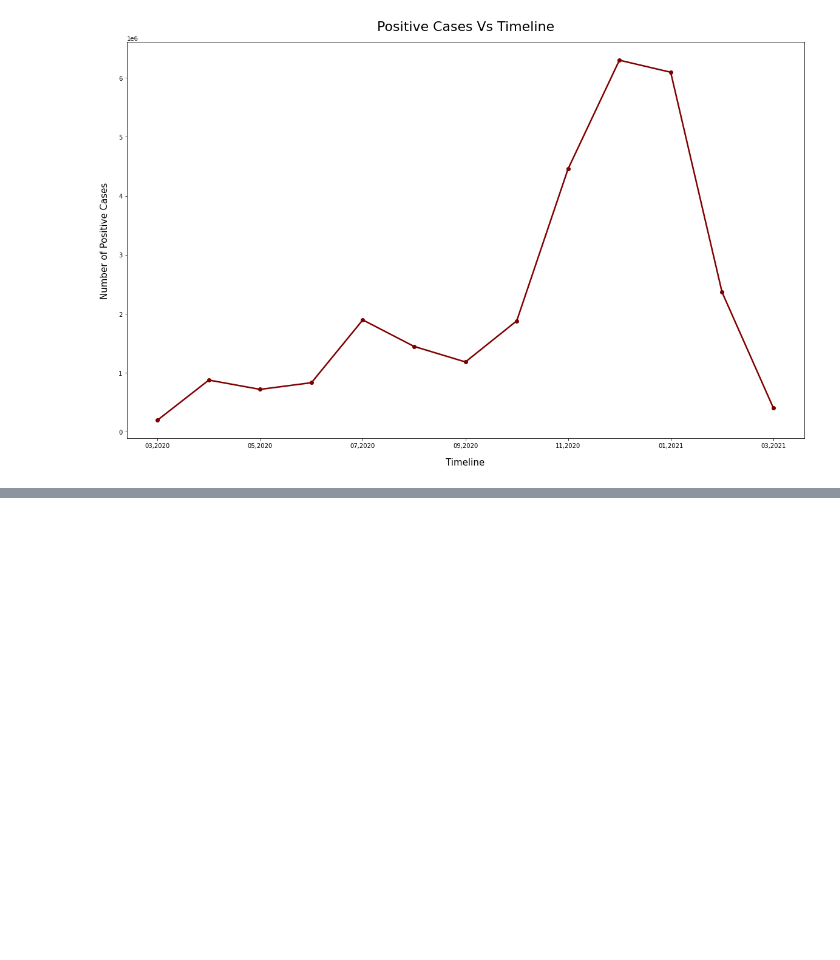
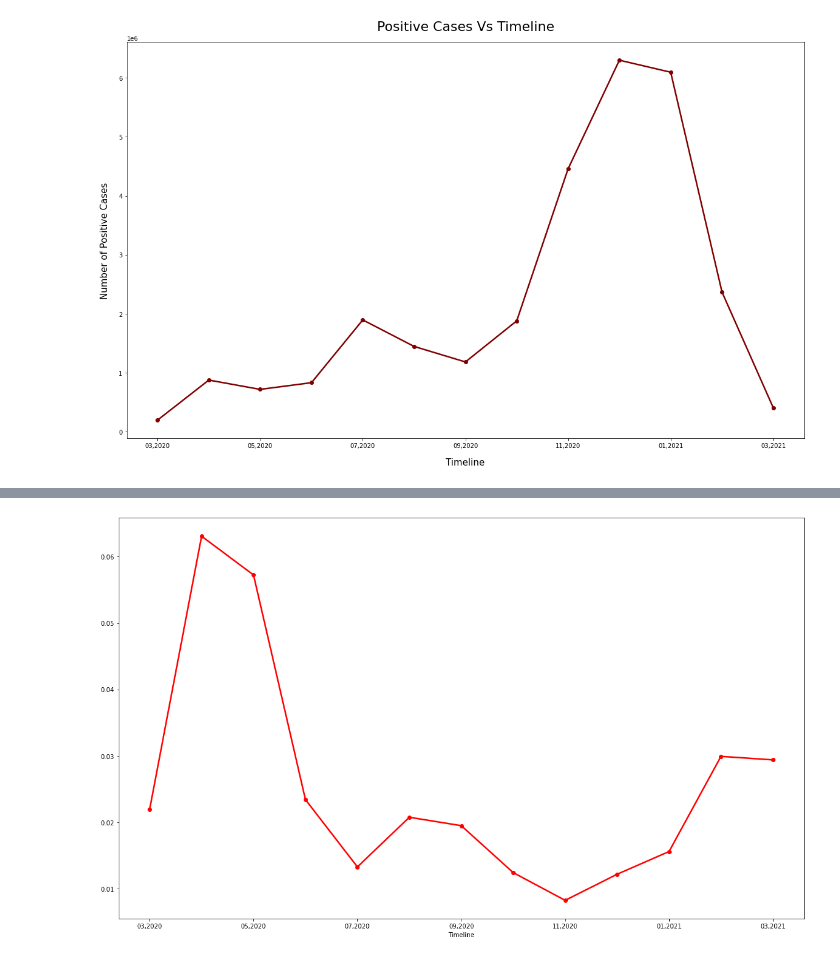
Before and after one commit to Subbagari1985/COVID-19-impact-on-Hospital-systems, a Jupyter notebook: Covid_Analysis.ipynb, the cells around one changed output, grey strips where cells are left out. Saved outputs shown, nothing was run; the diff lists cells and outputs as text; code cells hidden in the pictures; blank space fills up the shorter version.

```diff
--- a/Covid_Analysis.ipynb
+++ b/Covid_Analysis.ipynb
@@ -278,0 +453,3 @@ plt.title("OnVentilator Vs Timeline", y=1.02, fontsize=22);
+# %%
+Grouped_Covid_Timeline_Df_Positve_and_ICU_percent = pd.merge(Grouped_Covid_Timeline_Df_Positve_percent, ICU_percent_df,left_index=True, right_index=True)
+Grouped_Covid_Timeline_Df_Positve_and_ICU_percent.style.format({'Positive Case percentage':'{:.2%}','ICU percentage of Positive Cases':"{:.2%}"})
@@ -278,0 +471,4 @@ plt.title("OnVentilator Vs Timeline", y=1.02, fontsize=22);
+# %%
+Grouped_Covid_Timeline_Df_Positve_and_ICU_percent_and_deaths = pd.merge(Grouped_Covid_Timeline_Df_Positve_and_ICU_percent, death_percent_df,left_index=True, right_index=True)
+Grouped_Covid_Timeline_Df_Positve_and_ICU_percent_and_deaths
+Grouped_Covid_Timeline_Df_Positve_and_ICU_percent_and_deaths.style.format({'Positive Case percentage':'{:.2%}','ICU percentage of Positive Cases':"{:.2%}",'Death percentage of Positive Cases':"{:.2%}"})
@@ -278,0 +490,4 @@ plt.title("OnVentilator Vs Timeline", y=1.02, fontsize=22);
+# %%
+Deaths_percent_lineplot = Grouped_Covid_Timeline_Df_Positve_and_ICU_percent_and_deaths.set_index('Timeline')['Death percentage of Positive Cases'].plot(figsize=(20, 12), linewidth=2.5, color='red', marker='o')
+# %% [output]
+[figure, added]
```
Also changed, not shown: parts of 17 cells of this notebook.
